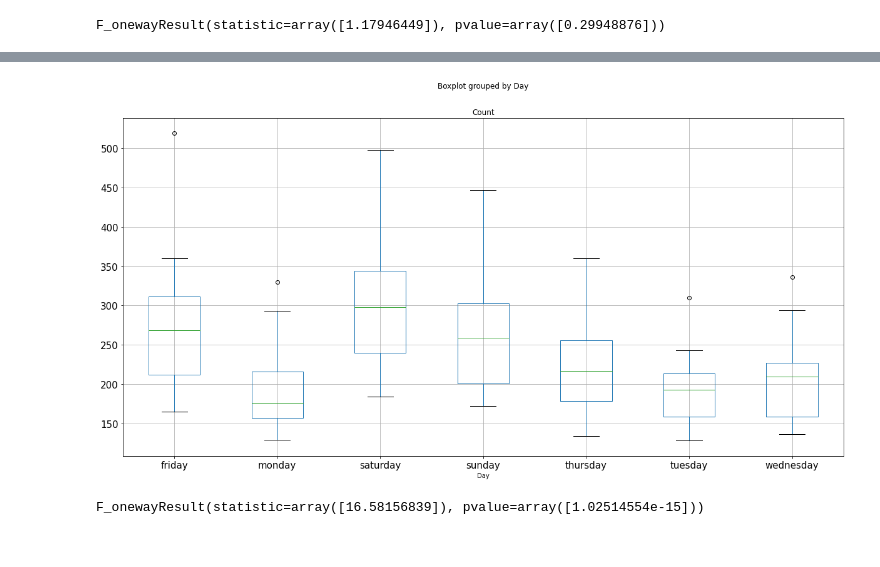
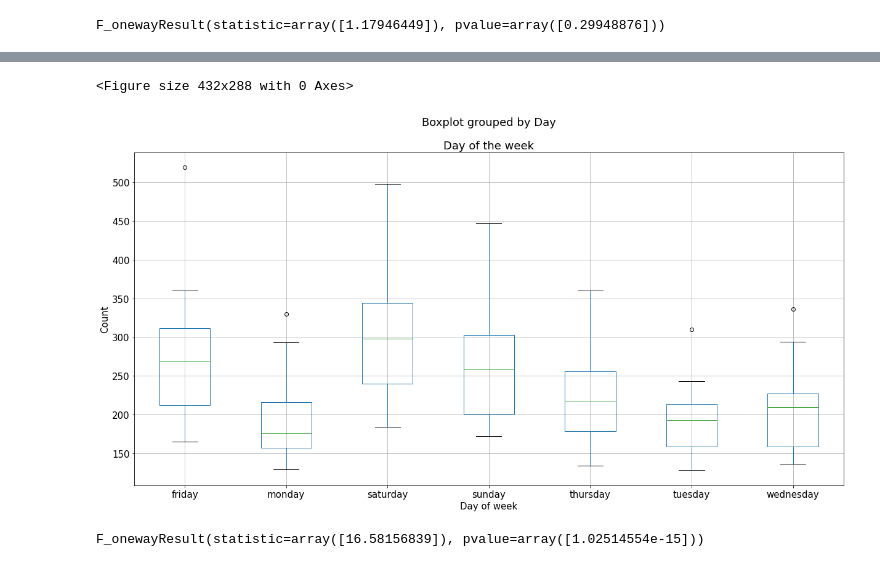
Before and after one commit to kpellas/Project_1, a Jupyter notebook: time.ipynb, the cells around one changed output, grey strips where cells are left out. Saved outputs shown, nothing was run; the diff lists cells and outputs as text; code cells hidden in the pictures.

```diff
--- a/time.ipynb
+++ b/time.ipynb
@@ -518,6 +518,10 @@ Index(['Crash ID', 'State', 'Crash Month', 'Year', 'Day of Week', 'Time',
 main_df.to_csv('./Resources/clean_crash_population.csv', index=False)
 # %% [markdown]
 ## Summary Stats
+# %%
+font = {'size'   : 15}
+
+plt.rc('font', **font)
 # %%
 #Set total number of fatalities
 total_fatalities = "{:,}".format(len(main_df))
@@ -1250,13 +1223,19 @@ weekday_df
 # %%
 # Create a boxplot to compare means for weekday
 
+plt.figure();
+
 weekday_df.boxplot("Count", by="Day", figsize=(20, 10), fontsize = 15);
-fig.savefig('day_boxplot.jpg',
+plt.title("Day of the week")
+plt.xlabel("Day of week")
+plt.ylabel('Count')
+plt.savefig('images/day_boxplot.jpg',
             format='jpeg',
             dpi=100,
             bbox_inches='tight')
 # %% [output]
+<Figure size 432x288 with 0 Axes>
-[figure, old version]
+[figure, new version]
 # %%
 stats.f_oneway(sunday, monday, tuesday, wednesday, thursday, friday, saturday )
 # %% [output]
```
Also changed, not shown: parts of 27 cells of this notebook, 32 other files.
